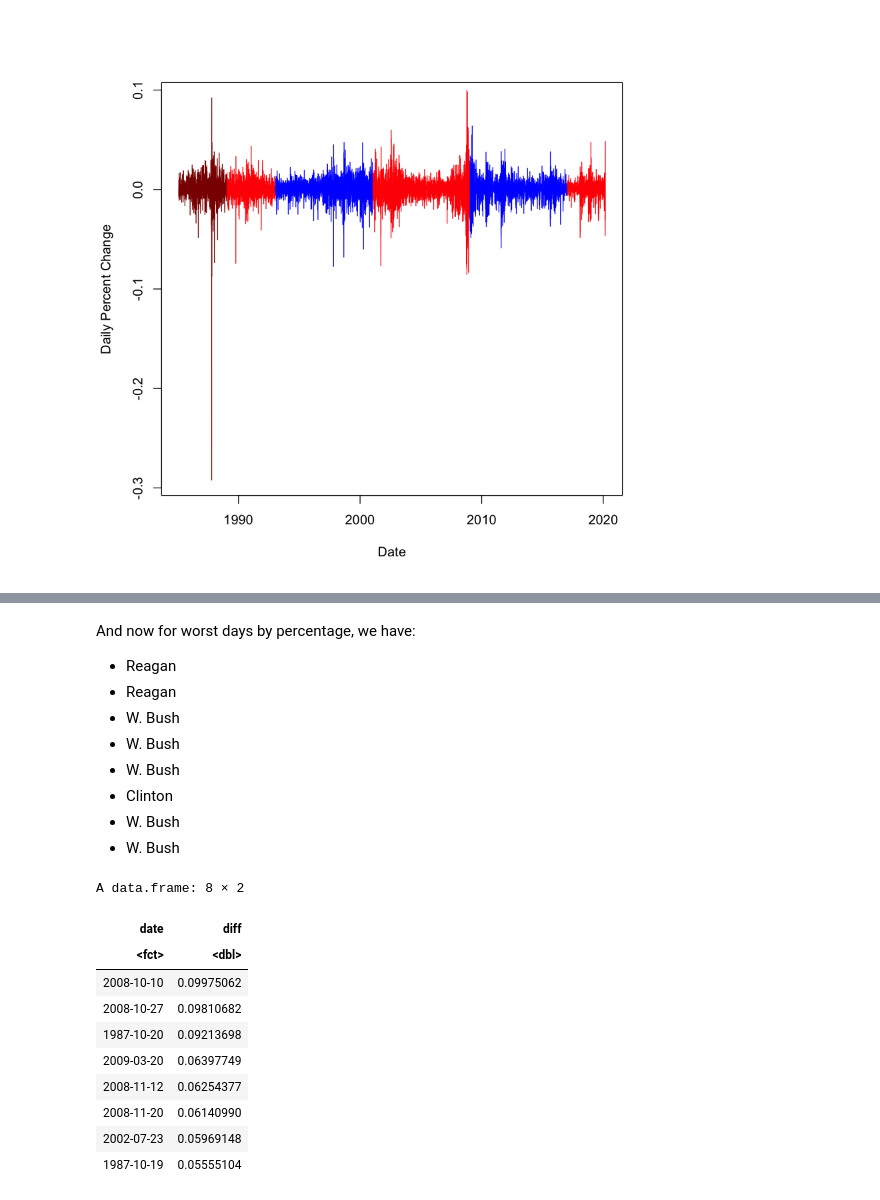
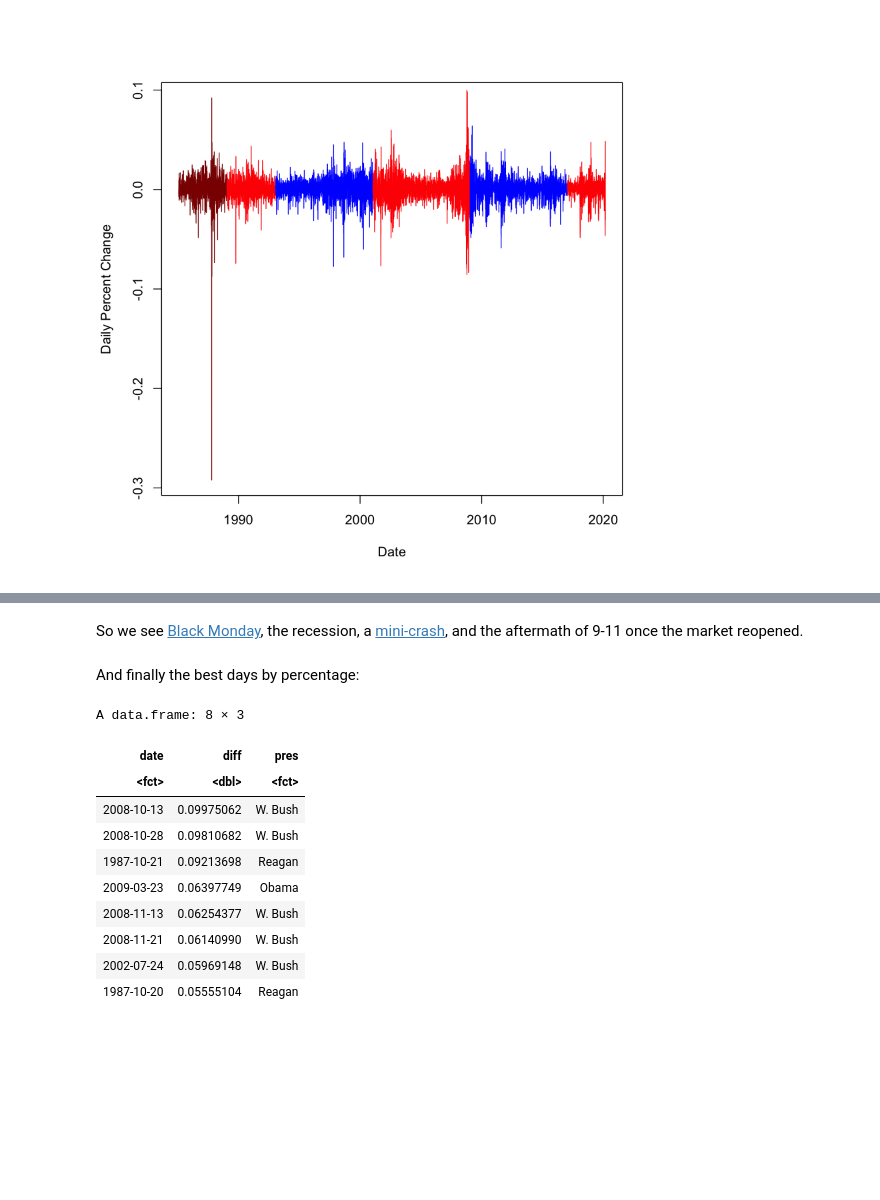
Before and after one commit to eaott/small_projects, a Jupyter notebook: DowJones.ipynb, the cells around one changed output, grey strips where cells are left out. Saved outputs shown, nothing was run; the diff lists cells and outputs as text; code cells hidden in the pictures; blank space fills up the shorter version.

```diff
--- a/DowJones.ipynb
+++ b/DowJones.ipynb
@@ -142,26 +140,21 @@ A data.frame: 8 × 2
-# %% [markdown]
-And now for worst days by percentage, we have:
-* Reagan
-* Reagan
-* W. Bush
-* W. Bush
-* W. Bush
-* Clinton
-* W. Bush
-* W. Bush
+# %% [markdown]
+So we see [Black Monday](https://en.wikipedia.org/wiki/Black_Monday_(1987)), the recession, a [mini-crash](https://en.wikipedia.org/wiki/October_27,_1997,_mini-crash), and the aftermath of 9-11 once the market reopened.
+# %% [markdown]
+And finally the best days by percentage:
 # %%
 # Best percent difference
 idxs = order(oneDayClosePercentDiff, decreasing = TRUE)
-data.frame(date=data$Date[idxs[1:8]], diff=oneDayClosePercentDiff[idxs[1:8]])
+names = c("W. Bush","W. Bush","Reagan","Obama","W. Bush","W. Bush","W. Bush","Reagan")
+data.frame(date=data$Date[idxs[1:8]+1], diff=oneDayClosePercentDiff[idxs[1:8]], pres=names)
 # %% [output]
-A data.frame: 8 × 2
+A data.frame: 8 × 3
-| date | diff |
-| <fct> | <dbl> |
-| 2008-10-10 | 0.09975062 |
-| 2008-10-27 | 0.09810682 |
-| 1987-10-20 | 0.09213698 |
-| 2009-03-20 | 0.06397749 |
-| 2008-11-12 | 0.06254377 |
-| 2008-11-20 | 0.06140990 |
-| 2002-07-23 | 0.05969148 |
-| 1987-10-19 | 0.05555104 |
+| date | diff | pres |
+| <fct> | <dbl> | <fct> |
+| 2008-10-13 | 0.09975062 | W. Bush |
+| 2008-10-28 | 0.09810682 | W. Bush |
+| 1987-10-21 | 0.09213698 | Reagan |
+| 2009-03-23 | 0.06397749 | Obama |
+| 2008-11-13 | 0.06254377 | W. Bush |
+| 2008-11-21 | 0.06140990 | W. Bush |
+| 2002-07-24 | 0.05969148 | W. Bush |
+| 1987-10-20 | 0.05555104 | Reagan |
```
Also changed, not shown: parts of 9 cells of this notebook, 1 other file.
